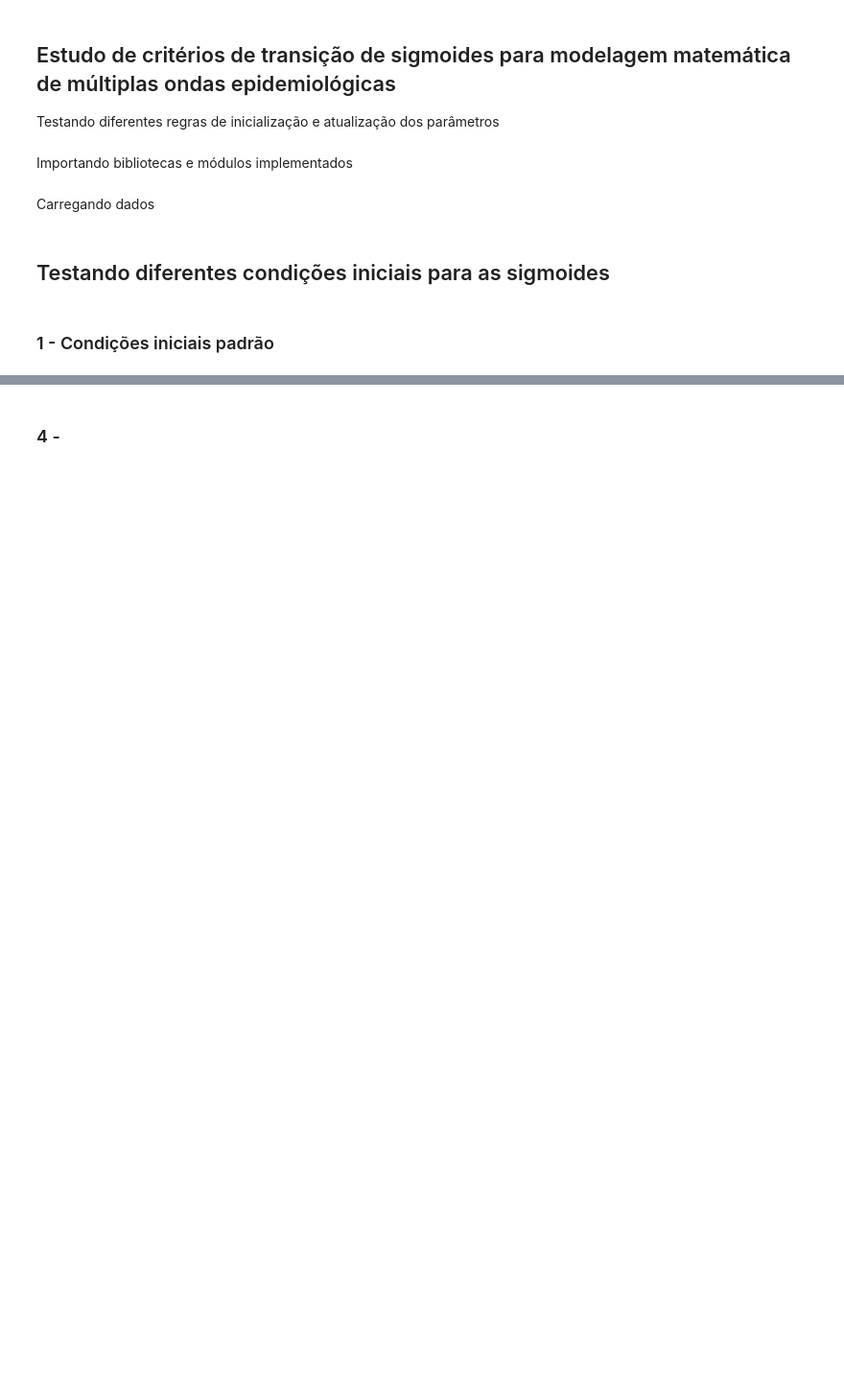
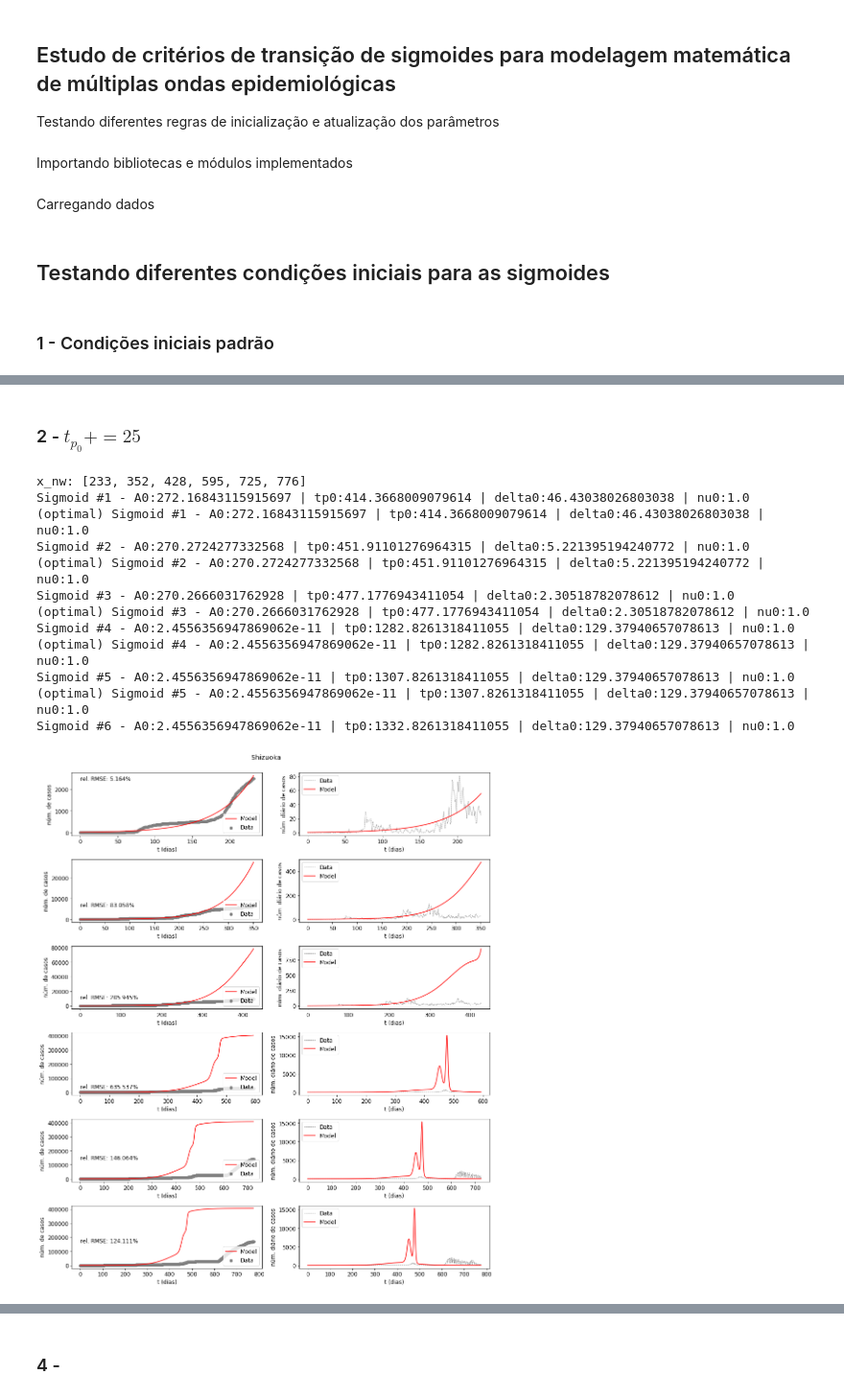
Before and after one commit to fpelogia/epid-models, a Jupyter notebook: TG_rascunho/estudo_tg_params.ipynb, the cells around one changed output, grey strips where cells are left out. Shown at 96% size. Saved outputs shown, nothing was run; the diff lists cells and outputs as text; code cells hidden in the pictures; blank space fills up the shorter version.

```diff
--- a/TG_rascunho/estudo_tg_params.ipynb
+++ b/TG_rascunho/estudo_tg_params.ipynb
@@ -104,0 +239,52 @@ Sigmoid #6 - A0:2262.0530803193296 | tp0:653.5581599563408 | delta0:17.719356793
+# %% [markdown]
+### 2 - $t_{p_0} += 25$
+# %%
+# Initial Conditions
+
+def initial_cond_0(y_t):
+    A0 = 2*max(y_t)
+    tp0 = (2/3)*len(y_t)
+    delta0 = (1/4)*len(y_t)
+    nu0 = 1
+    return [A0, tp0, delta0, nu0]
+
+optimize_tg.initial_cond = initial_cond_0
+
+def update_cond_nw(A0, tp0):
+    tp0 += 25
+    return [A0, tp0]
+
+optimize_tg.update_cond = update_cond_nw
+
+# ====================================================================================
+
+# Transition Points
+x_nw = get_transition_points(acc_data, visual=False, threshold=2e-6, indicator = indicator)
+x_nw = x_nw[1:]
+
+print('x_nw:', x_nw)
+
+sig_params, rel_rmse_list = optimize_tg.fit_data(acc_data,
+                               daily_data,
+                               city_name,
+                               x_nw,
+                               indicator = indicator,
+                               n_weeks_pred = n_weeks_pred,
+                               scaling_factor = scaling_factor
+                            )
+
+rel_rmse_by_test['Test 2'] = rel_rmse_list
+# %% [output]
+x_nw: [233, 352, 428, 595, 725, 776]
+Sigmoid #1 - A0:272.16843115915697 | tp0:414.3668009079614 | delta0:46.43038026803038 | nu0:1.0
+(optimal) Sigmoid #1 - A0:272.16843115915697 | tp0:414.3668009079614 | delta0:46.43038026803038 | nu0:1.0
+Sigmoid #2 - A0:270.2724277332568 | tp0:451.91101276964315 | delta0:5.221395194240772 | nu0:1.0
+(optimal) Sigmoid #2 - A0:270.2724277332568 | tp0:451.91101276964315 | delta0:5.221395194240772 | nu0:1.0
+Sigmoid #3 - A0:270.2666031762928 | tp0:477.1776943411054 | delta0:2.30518782078612 | nu0:1.0
+(optimal) Sigmoid #3 - A0:270.2666031762928 | tp0:477.1776943411054 | delta0:2.30518782078612 | nu0:1.0
+Sigmoid #4 - A0:2.4556356947869062e-11 | tp0:1282.8261318411055 | delta0:129.37940657078613 | nu0:1.0
+(optimal) Sigmoid #4 - A0:2.4556356947869062e-11 | tp0:1282.8261318411055 | delta0:129.37940657078613 | nu0:1.0
+Sigmoid #5 - A0:2.4556356947869062e-11 | tp0:1307.8261318411055 | delta0:129.37940657078613 | nu0:1.0
+(optimal) Sigmoid #5 - A0:2.4556356947869062e-11 | tp0:1307.8261318411055 | delta0:129.37940657078613 | nu0:1.0
+Sigmoid #6 - A0:2.4556356947869062e-11 | tp0:1332.8261318411055 | delta0:129.37940657078613 | nu0:1.0
+[figure, added]
```
Also changed, not shown: parts of 22 cells of this notebook, 8 other files.
